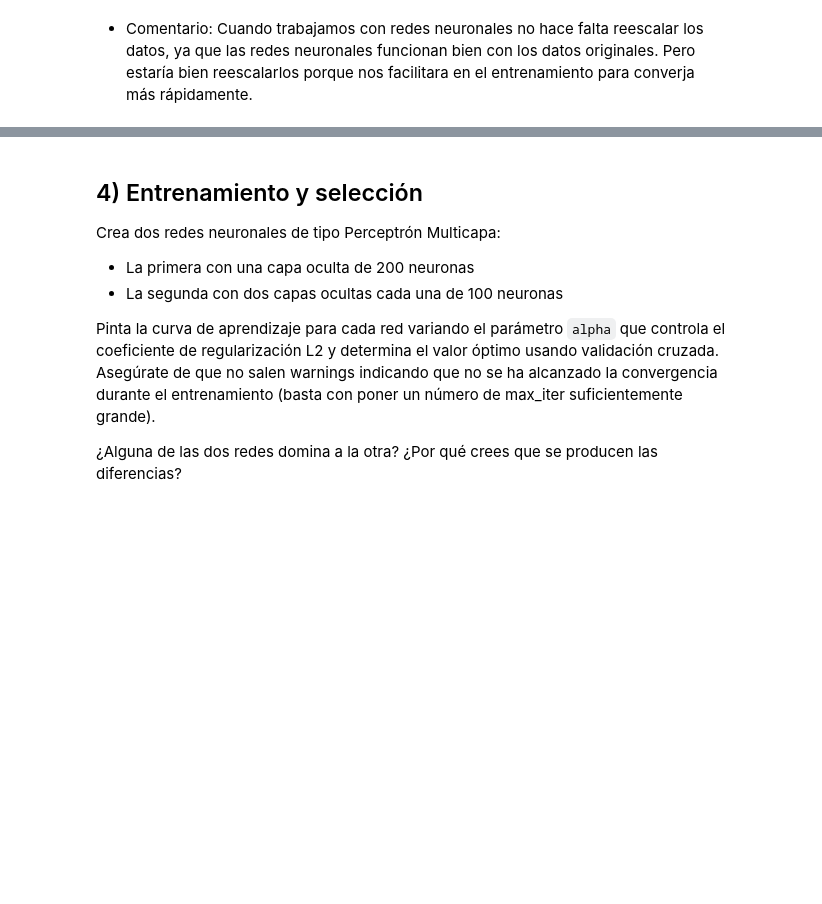
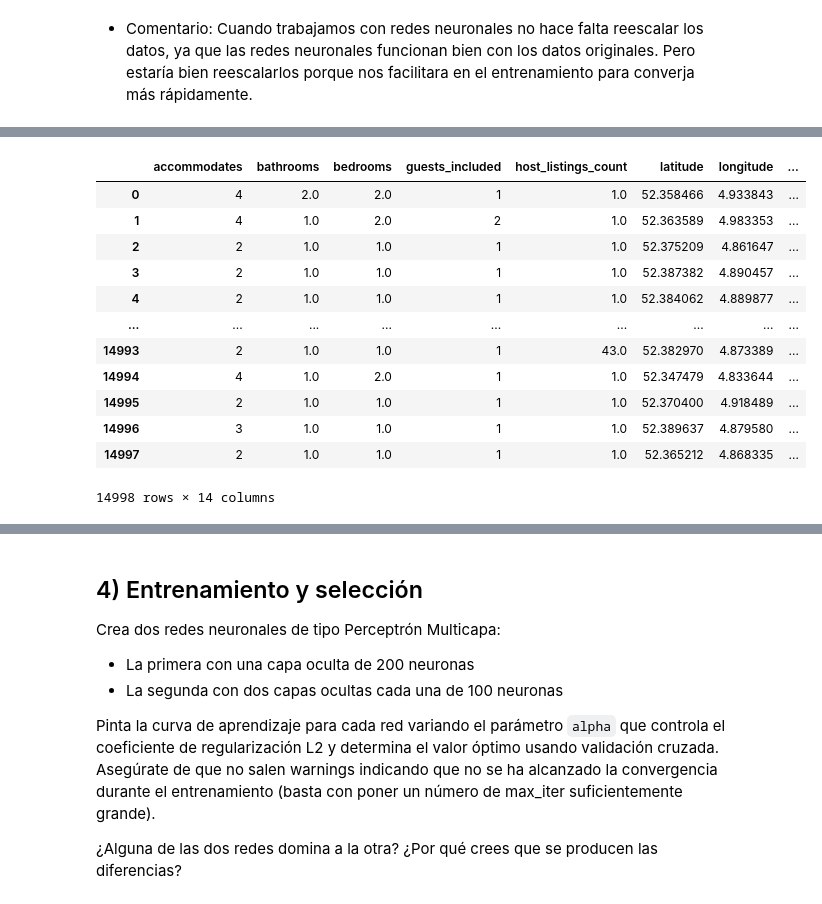
Before and after one commit to Arkh3/IA2_repo, a Jupyter notebook: Practica2/Practica/P3_regresion.ipynb, the cells around one changed output, grey strips where cells are left out. Drawn from its saved outputs; the diff is of its cells as text; code cells hidden in the pictures; blank space fills up the shorter version.

```diff
--- a/Practica2/Practica/P3_regresion.ipynb
+++ b/Practica2/Practica/P3_regresion.ipynb
@@ -125,11 +125,11 @@ Si decides escalar los datos deberás crear dos `scalers` distintos, uno para el
 * Comentario: Cuando trabajamos con redes neuronales no hace falta reescalar los datos, ya que las redes neuronales funcionan bien con los datos originales. Pero estaría bien reescalarlos porque nos facilitara en el entrenamiento para converja más rápidamente.
 # %%
 # array que contiene sólo los datos de entrenamiento
-desPisos = data.copy()
-desPisos = data.drop(['price'], axis=1)
+desPisos = df.copy()
+desPisos = df.drop(['price'], axis=1)
 #print(dataX)
 
 # array que contiene sólo las variables de salida
 target = pd.DataFrame()
-target['price'] = data['price'].copy()
+target['price'] = df['price'].copy()
 #print(dataY)
@@ -135,0 +172,16 @@ target['price'] = data['price'].copy()
+# %%
+desPisos
+# %% [output]
+|  | accommodates | bathrooms | bedrooms | guests_included | host_listings_count | latitude | longitude | ... |
+| 0 | 4 | 2.0 | 2.0 | 1 | 1.0 | 52.358466 | 4.933843 | ... |
+| 1 | 4 | 1.0 | 2.0 | 2 | 1.0 | 52.363589 | 4.983353 | ... |
+| 2 | 2 | 1.0 | 1.0 | 1 | 1.0 | 52.375209 | 4.861647 | ... |
+| 3 | 2 | 1.0 | 1.0 | 1 | 1.0 | 52.387382 | 4.890457 | ... |
+| 4 | 2 | 1.0 | 1.0 | 1 | 1.0 | 52.384062 | 4.889877 | ... |
+| ... | ... | ... | ... | ... | ... | ... | ... | ... |
+| 14993 | 2 | 1.0 | 1.0 | 1 | 43.0 | 52.382970 | 4.873389 | ... |
+| 14994 | 4 | 1.0 | 2.0 | 1 | 1.0 | 52.347479 | 4.833644 | ... |
+| 14995 | 2 | 1.0 | 1.0 | 1 | 1.0 | 52.370400 | 4.918489 | ... |
+| 14996 | 3 | 1.0 | 1.0 | 1 | 1.0 | 52.389637 | 4.879580 | ... |
+| 14997 | 2 | 1.0 | 1.0 | 1 | 1.0 | 52.365212 | 4.868335 | ... |
+14998 rows × 14 columns
```
Also changed, not shown: parts of 13 cells of this notebook, 1 other file.
